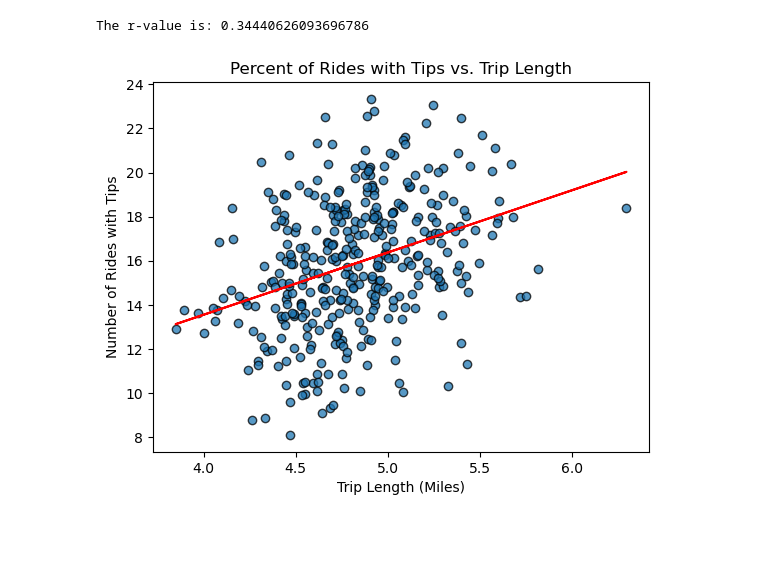
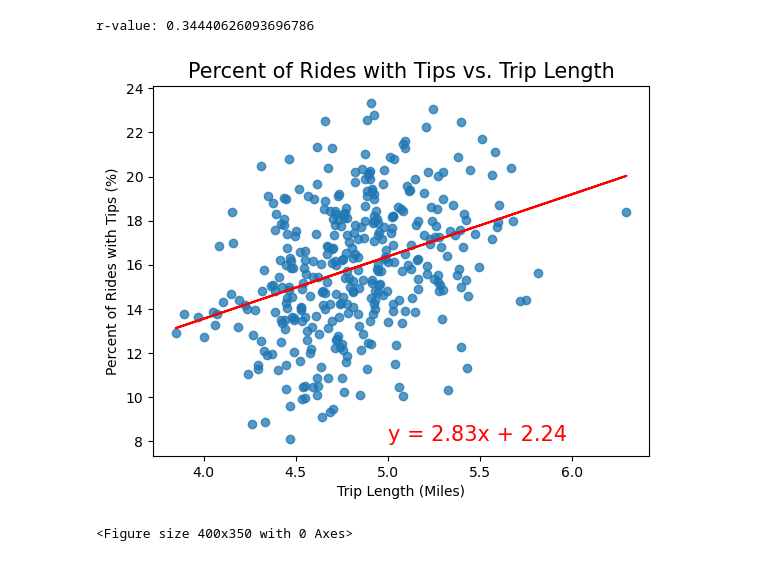
Before and after one commit to incognito20/Project1-2023, a Jupyter notebook: data_viz.ipynb, the cells around one changed output. Drawn from its saved outputs; the diff is of its cells as text; code cells hidden in the pictures; blank space fills up the shorter version.

```diff
--- a/data_viz.ipynb
+++ b/data_viz.ipynb
@@ -214,23 +177,25 @@ The r-value is: 0.29917711096501626
 # %%
 # Percent of rides w/ tips vs. ride length (miles)
 ave_miles = rides_df.groupby(["MYDATE"])["TRIP_MILES"].mean()
 ride_count = rides_df.groupby(["MYDATE"])["PICKUP_DAY"].count()
 tipcount = rides_df.loc[rides_df["P_TIP"] > 0]
 tips = tipcount.groupby(["MYDATE"])["PICKUP_DAY"].count()
 percent_tipped = (tips / ride_count) * 100
 x_values = ave_miles.astype(float)
 y_values = percent_tipped.astype(float)
 (slope, intercept, rvalue, pvalue, stderr) = linregress(x_values, y_values)
 regress_values = x_values * slope + intercept
 line_eq = "y = " + str(round(slope,2)) + "x + " + str(round(intercept,2))
-plt.scatter(x_values, y_values, alpha=0.75, edgecolors='black')
+plt.scatter(x_values, y_values, alpha=0.75)
 plt.plot(x_values,regress_values,"r-")
-plt.annotate(line_eq, (60, 9) ,fontsize=15,color="red")
+plt.annotate(line_eq, (5, 8), fontsize=15, color="red")
 plt.xlabel("Trip Length (Miles)")
-plt.ylabel("Number of Rides with Tips")
-plt.title("Percent of Rides with Tips vs. Trip Length")
-print(f"The r-value is: {rvalue}")
+plt.ylabel("Percent of Rides with Tips (%)")
+plt.title("Percent of Rides with Tips vs. Trip Length", fontsize=15)
+print(f"r-value: {rvalue}")
+plt.figure(figsize=(4, 3.5))
 plt.show()
 # %% [output]
-The r-value is: 0.34440626093696786
+r-value: 0.34440626093696786
-[figure, old version]
+[figure, new version]
+<Figure size 400x350 with 0 Axes>
```
Also changed, not shown: parts of 13 cells of this notebook.
